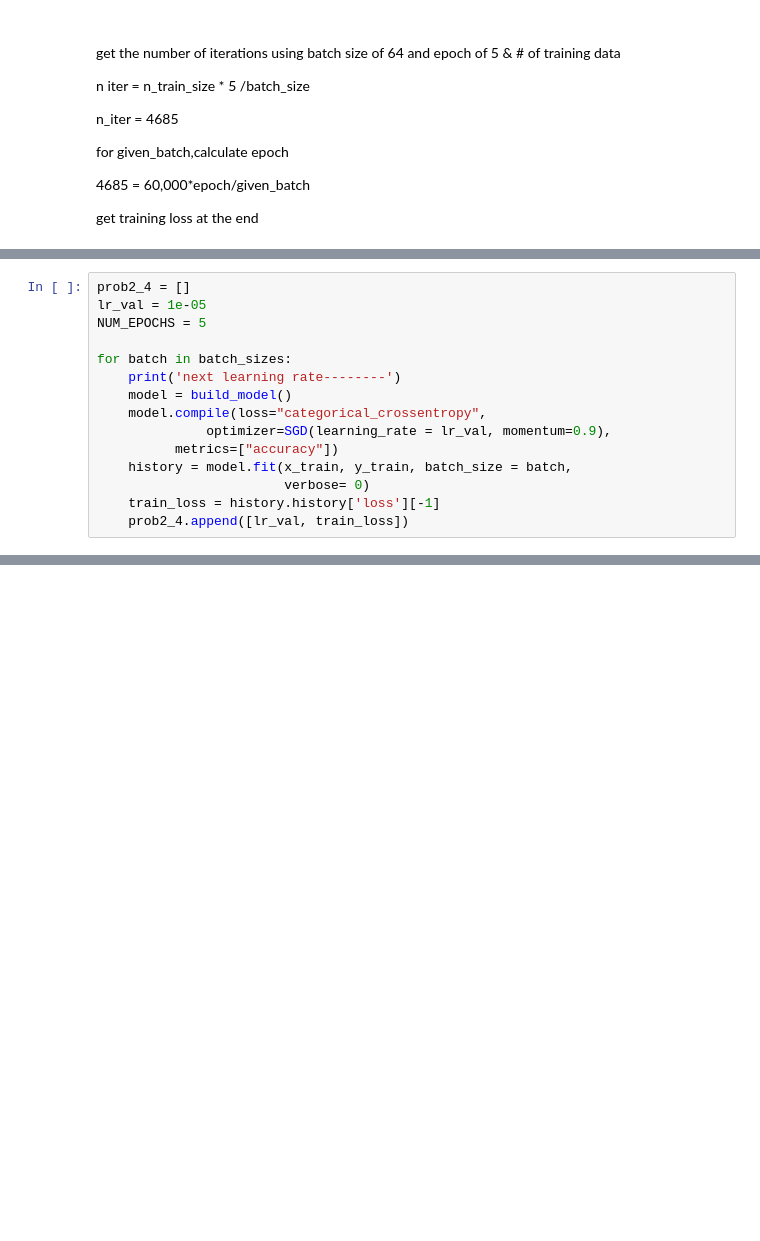
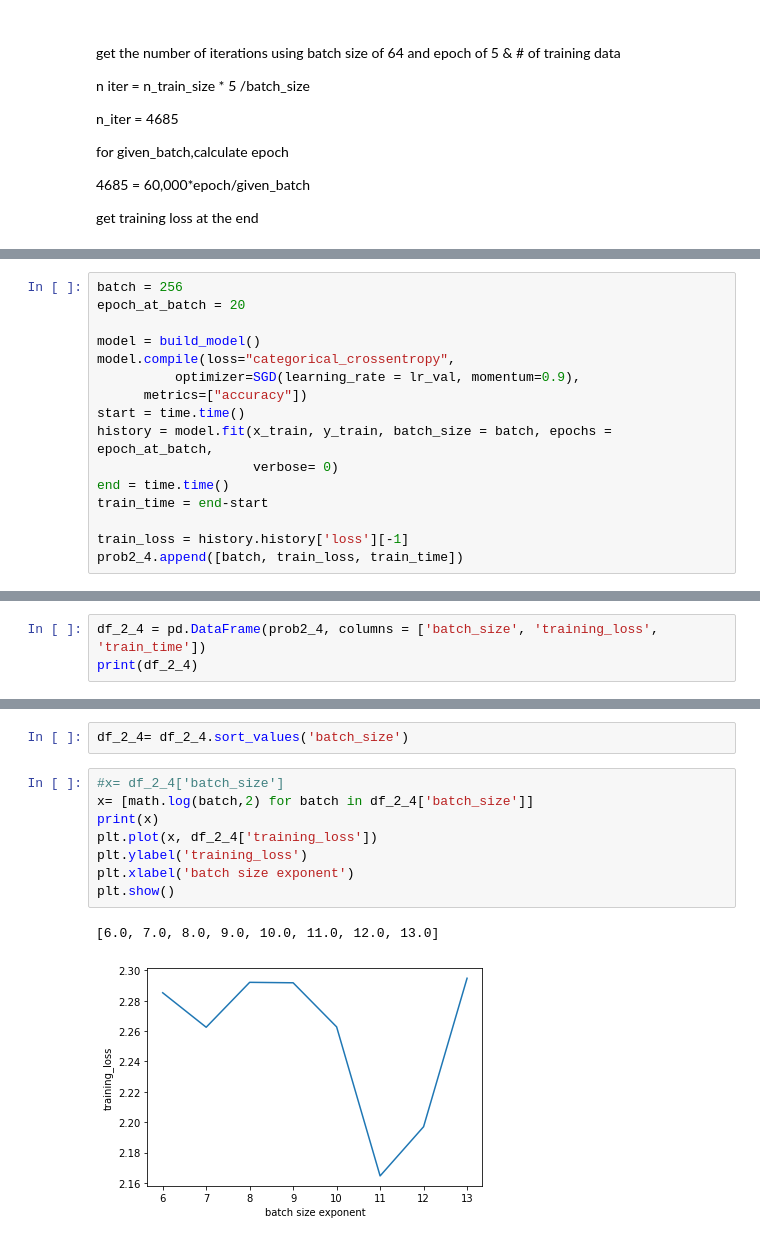
Before and after one commit to ta2642/dlhw3, a Jupyter notebook: dlhw3_1104.ipynb, the cells around one changed output, grey strips where cells are left out. Drawn from its saved outputs; the diff is of its cells as text; blank space fills up the shorter version.

```diff
--- a/dlhw3_1104.ipynb
+++ b/dlhw3_1104.ipynb
@@ -810,15 +877,16 @@ get training loss at the end
 # %%
-prob2_4 = []
-lr_val = 1e-05
-NUM_EPOCHS = 5
+batch = 256
+epoch_at_batch = 20
 
-for batch in batch_sizes:
-    print('next learning rate--------')
-    model = build_model()
-    model.compile(loss="categorical_crossentropy",
-              optimizer=SGD(learning_rate = lr_val, momentum=0.9),
-          metrics=["accuracy"])
-    history = model.fit(x_train, y_train, batch_size = batch,
-                        verbose= 0)
-    train_loss = history.history['loss'][-1]
-    prob2_4.append([lr_val, train_loss])
+model = build_model()
+model.compile(loss="categorical_crossentropy",
+          optimizer=SGD(learning_rate = lr_val, momentum=0.9),
+      metrics=["accuracy"])
+start = time.time()
+history = model.fit(x_train, y_train, batch_size = batch, epochs = epoch_at_batch,
+                    verbose= 0)
+end = time.time()
+train_time = end-start
+
+train_loss = history.history['loss'][-1]
+prob2_4.append([batch, train_loss, train_time])
@@ -824,0 +904,3 @@ for batch in batch_sizes:
+# %%
+df_2_4 = pd.DataFrame(prob2_4, columns = ['batch_size', 'training_loss', 'train_time'])
+print(df_2_4)
@@ -824,0 +917,13 @@ for batch in batch_sizes:
+# %%
+df_2_4= df_2_4.sort_values('batch_size')
+# %%
+#x= df_2_4['batch_size']
+x= [math.log(batch,2) for batch in df_2_4['batch_size']]
+print(x)
+plt.plot(x, df_2_4['training_loss'])
+plt.ylabel('training_loss')
+plt.xlabel('batch size exponent')
+plt.show()
+# %% [output]
+[6.0, 7.0, 8.0, 9.0, 10.0, 11.0, 12.0, 13.0]
+[figure, added]
```
Also changed, not shown: parts of 46 cells of this notebook.
